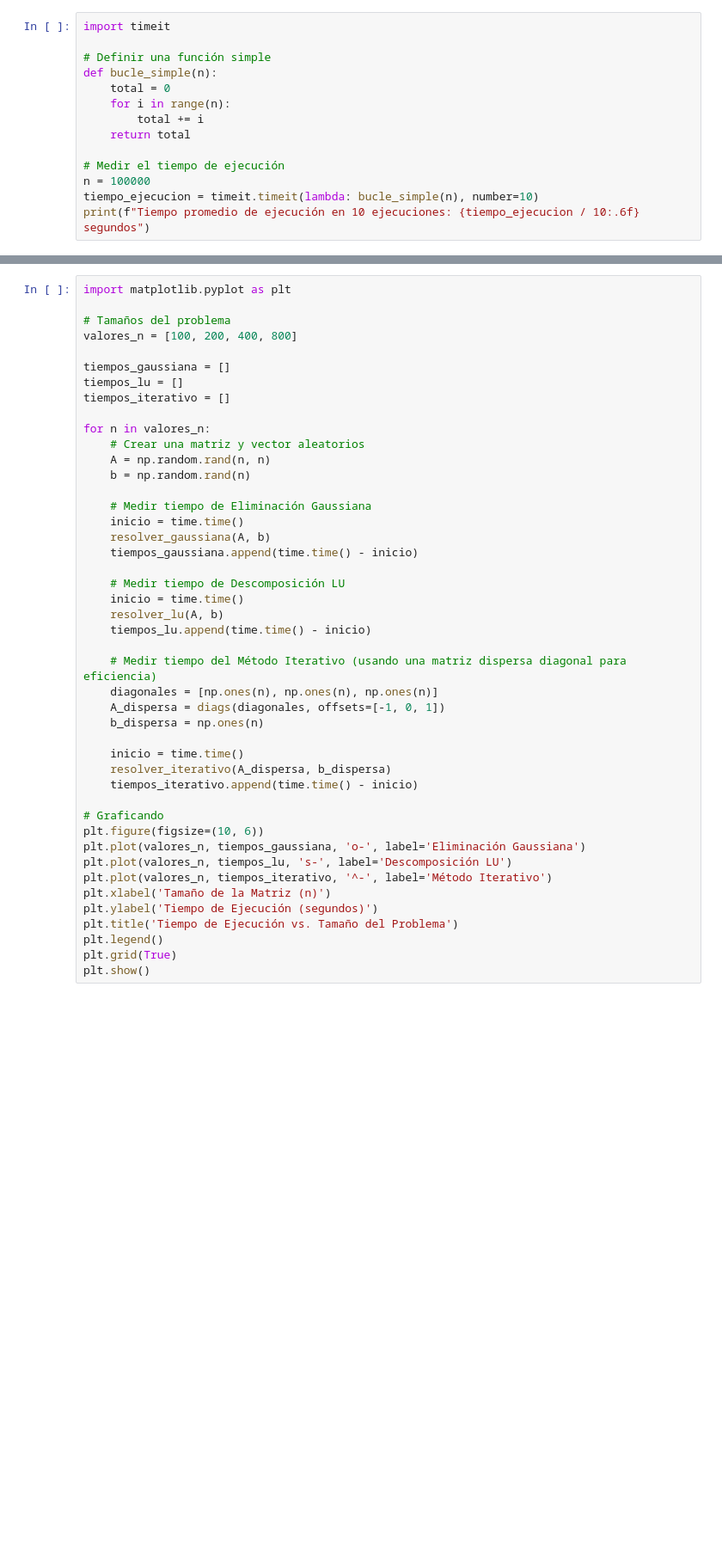
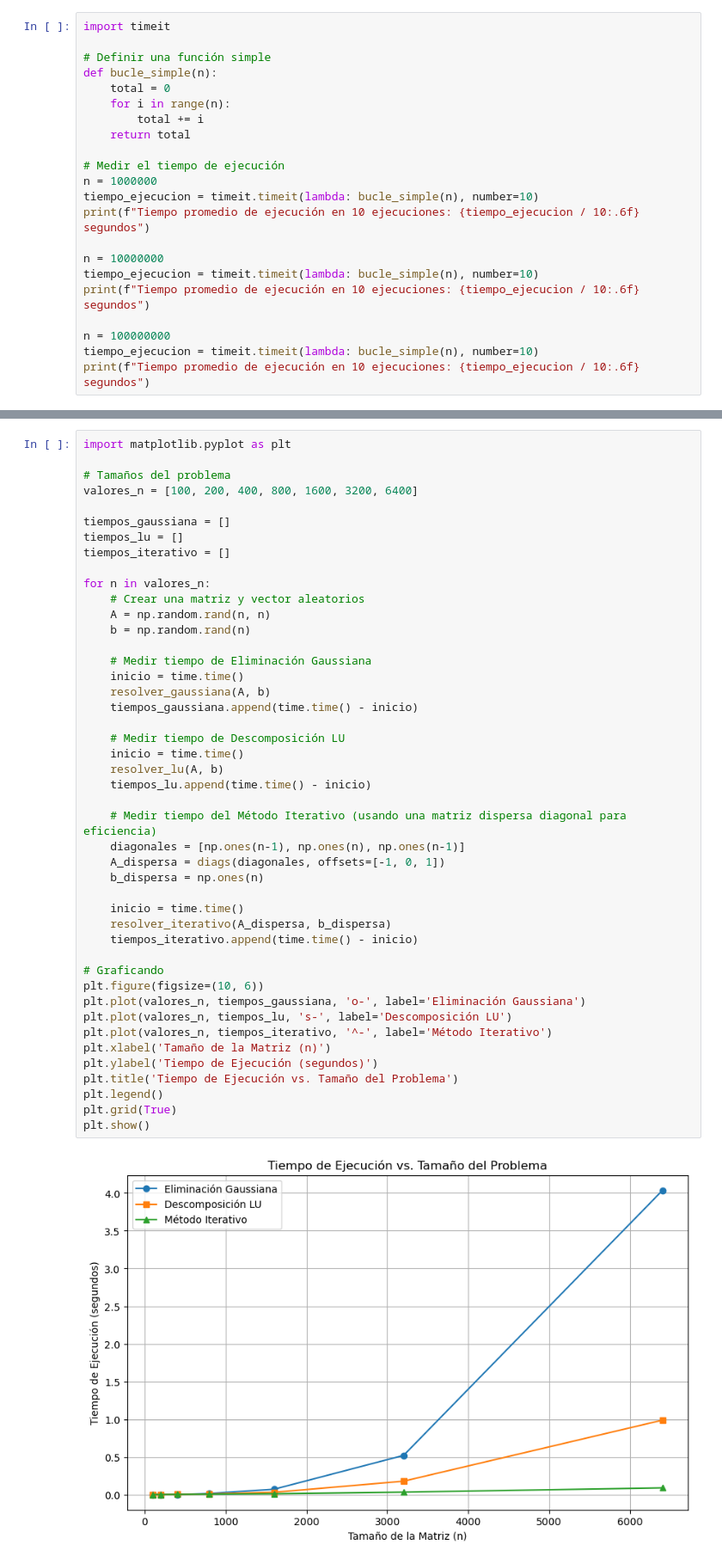
Before and after one commit to avasquee/NumericalMethods, a Jupyter notebook: Clases/Eficiencia_Algotithmos.ipynb, the cells around one changed output, grey strips where cells are left out. Shown at 86% size. Cells and saved outputs as stored; diff of their text form; blank space fills up the shorter version.

```diff
--- a/Clases/Eficiencia_Algotithmos.ipynb
+++ b/Clases/Eficiencia_Algotithmos.ipynb
@@ -52,6 +295,14 @@ def bucle_simple(n):
     return total
 
 # Medir el tiempo de ejecución
-n = 100000
+n = 1000000
 tiempo_ejecucion = timeit.timeit(lambda: bucle_simple(n), number=10)
 print(f"Tiempo promedio de ejecución en 10 ejecuciones: {tiempo_ejecucion / 10:.6f} segundos")
+
+n = 10000000
+tiempo_ejecucion = timeit.timeit(lambda: bucle_simple(n), number=10)
+print(f"Tiempo promedio de ejecución en 10 ejecuciones: {tiempo_ejecucion / 10:.6f} segundos")
+
+n = 100000000
+tiempo_ejecucion = timeit.timeit(lambda: bucle_simple(n), number=10)
+print(f"Tiempo promedio de ejecución en 10 ejecuciones: {tiempo_ejecucion / 10:.6f} segundos")
@@ -101,7 +356,7 @@ Vamos a medir y graficar el tiempo de ejecución de estos métodos para diferent
 import matplotlib.pyplot as plt
 
 # Tamaños del problema
-valores_n = [100, 200, 400, 800]
+valores_n = [100, 200, 400, 800, 1600, 3200, 6400]
 
 tiempos_gaussiana = []
 tiempos_lu = []
@@ -114,34 +369,36 @@ for n in valores_n:
 
     # Medir tiempo de Eliminación Gaussiana
     inicio = time.time()
     resolver_gaussiana(A, b)
     tiempos_gaussiana.append(time.time() - inicio)
 
     # Medir tiempo de Descomposición LU
     inicio = time.time()
     resolver_lu(A, b)
     tiempos_lu.append(time.time() - inicio)
 
     # Medir tiempo del Método Iterativo (usando una matriz dispersa diagonal para eficiencia)
-    diagonales = [np.ones(n), np.ones(n), np.ones(n)]
+    diagonales = [np.ones(n-1), np.ones(n), np.ones(n-1)]
     A_dispersa = diags(diagonales, offsets=[-1, 0, 1])
     b_dispersa = np.ones(n)
 
     inicio = time.time()
     resolver_iterativo(A_dispersa, b_dispersa)
     tiempos_iterativo.append(time.time() - inicio)
 
 # Graficando
 plt.figure(figsize=(10, 6))
 plt.plot(valores_n, tiempos_gaussiana, 'o-', label='Eliminación Gaussiana')
 plt.plot(valores_n, tiempos_lu, 's-', label='Descomposición LU')
 plt.plot(valores_n, tiempos_iterativo, '^-', label='Método Iterativo')
 plt.xlabel('Tamaño de la Matriz (n)')
 plt.ylabel('Tiempo de Ejecución (segundos)')
 plt.title('Tiempo de Ejecución vs. Tamaño del Problema')
 plt.legend()
 plt.grid(True)
 plt.show()
+# %% [output]
+[figure, added]
 # %% [markdown]
 ### Interpretación:
 
```
Also changed, not shown: parts of 21 cells of this notebook, 3 other files.
